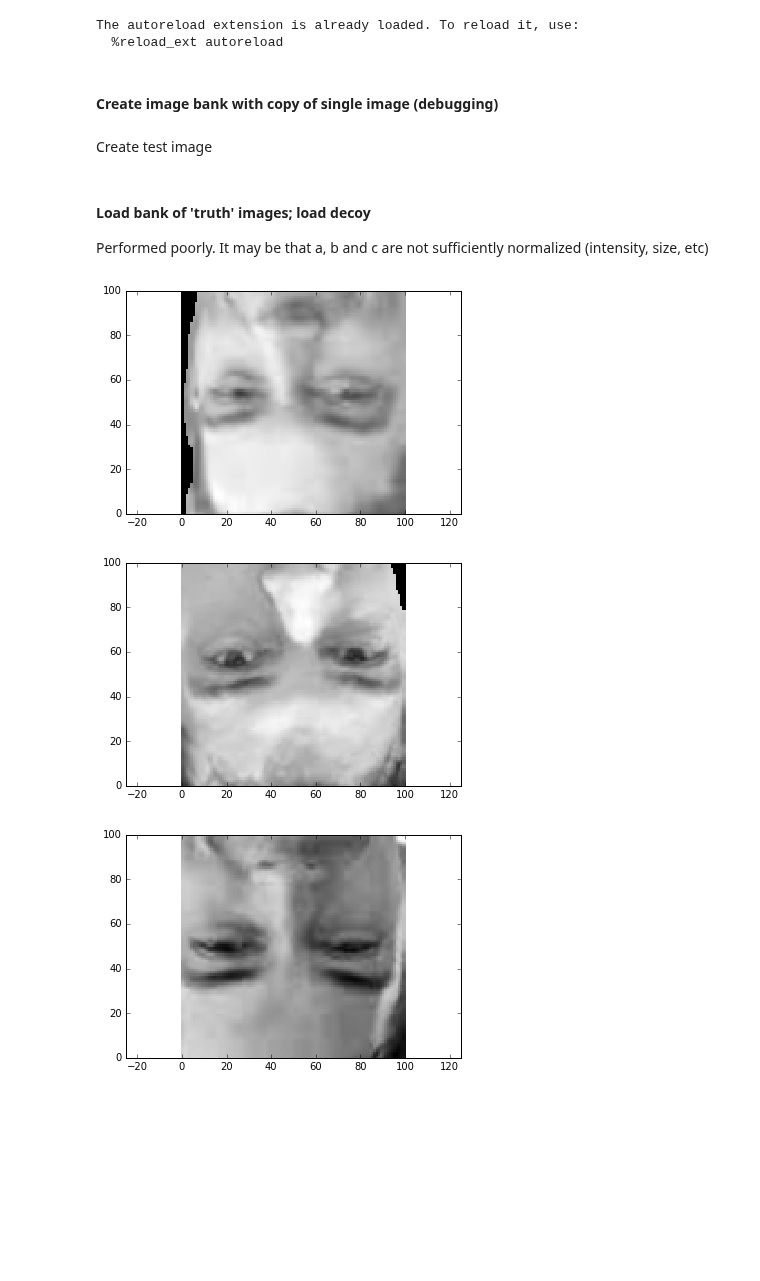
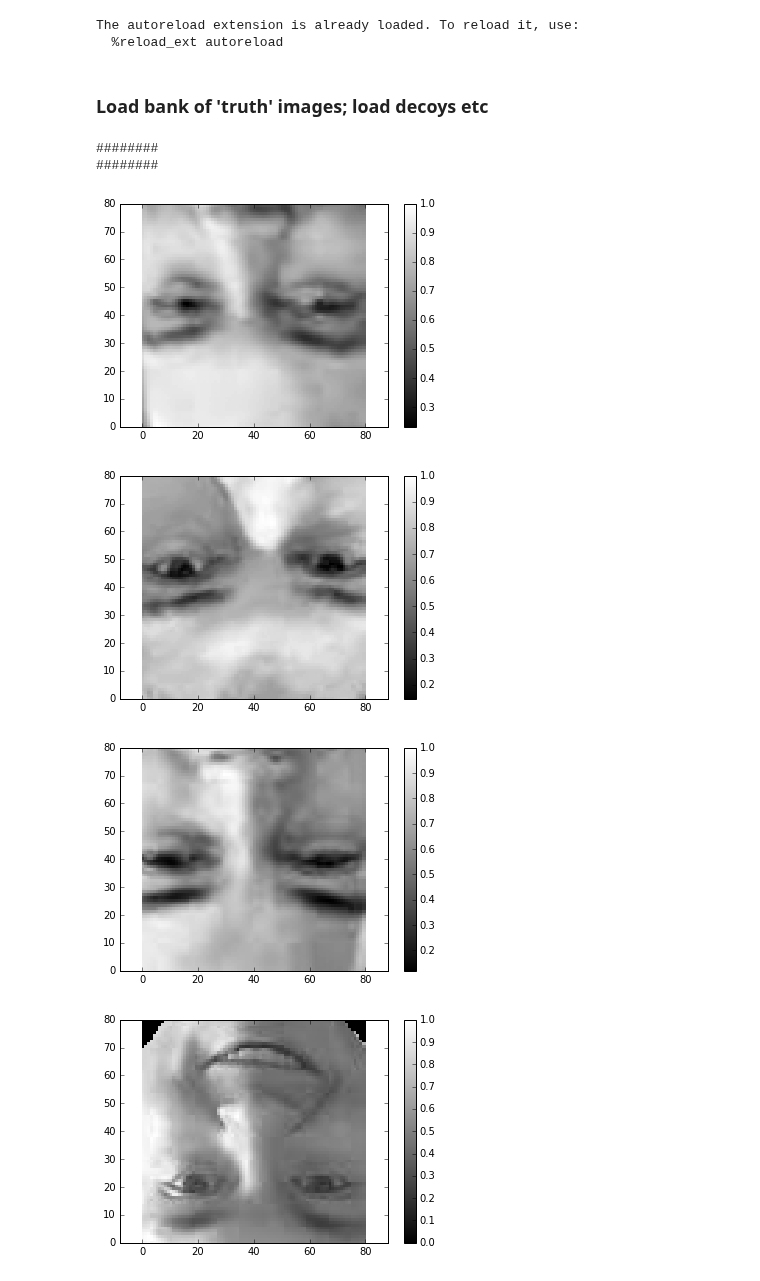
Before and after one commit to huskeypm/sparkdetection, a Jupyter notebook: mach/MACH.ipynb, the cells around one changed output. Saved outputs shown, nothing was run; the diff lists cells and outputs as text; code cells hidden in the pictures; blank space fills up the shorter version.

```diff
--- a/mach/MACH.ipynb
+++ b/mach/MACH.ipynb
@@ -22,17 +34,3 @@ import cv2
 # %% [output]
 The autoreload extension is already loaded. To reload it, use:
   %reload_ext autoreload
-# %% [markdown]
-#### Create image bank with copy of single image (debugging)
-# %%
-fileName = "images/a.png"
-import util
-img = util.ReadImg(fileName,renorm=True,bound=[50,150])
-
-#util.myplot(img)
-
-# normally we'd use a diverse set of input images
-nImg = 3 # shouldn't be a hard constraint; dbl check math
-dupeImgs = [img for i in range(nImg)]
-# %% [markdown]
-Create test image
@@ -42,28 +37,43 @@ I = fftp.fft2(img)
 # %% [markdown]
-#### Load bank of 'truth' images; load decoy
-
-Performed poorly. It may be that a, b and c are not sufficiently normalized (intensity, size, etc)
+### Load bank of 'truth' images; load decoys etc
 # %%
 root ="/home/huskeypm/fs_shared/hg/sparkdetection/mach/images/"
 # loads these 'truth' images
 names = ['a','b','c']
 fileNames=[root+i+".png" for i in names]
 #truthImages=map(util.ReadImg,fileNames)
 truthImages = []
 for fileName in fileNames:
-    daImg = util.ReadImg(fileName,renorm=True,bound=[50,150])
+    daImg = util.ReadImg(fileName,renorm=True,bound=[60,140])
     truthImages.append( daImg )
 
-    #plt.figure()
-    #util.myplot(daImg)
+    plt.figure()
+    util.myplot(daImg)
+truthImages = np.asarray ( truthImages,dtype=np.float )
 
+print "########"
 names = ['false']
 fileNames=[root+i+".png" for i in names]
 #falseImages=map(util.ReadImg,fileNames)
 falseImages = []
 for fileName in fileNames:
-    falseImages.append( util.ReadImg(fileName,renorm=True,bound=[50,150]))
+    daImg = util.ReadImg(fileName,renorm=True,bound=[72,152])
+    falseImages.append( daImg )
+    plt.figure()
+    util.myplot(daImg)
+
+falseImages = np.asarray ( falseImages,dtype=np.float )
+
+print "########"
+dx,dy = np.shape( daImg )
+noiseImg = np.reshape(np.random.randn(dx*dy),[dx,dy])
+noiseImg = util.renorm(noiseImg)
+plt.figure()
+util.myplot(noiseImg)
 # %% [output]
+########
+########
-[figure, old version]
+[figure, new version]
-[figure, old version]
+[figure, new version]
-[figure, old version]
+[figure, new version]
+[figure, added]
```
Also changed, not shown: parts of 17 cells of this notebook, 8 other files.
